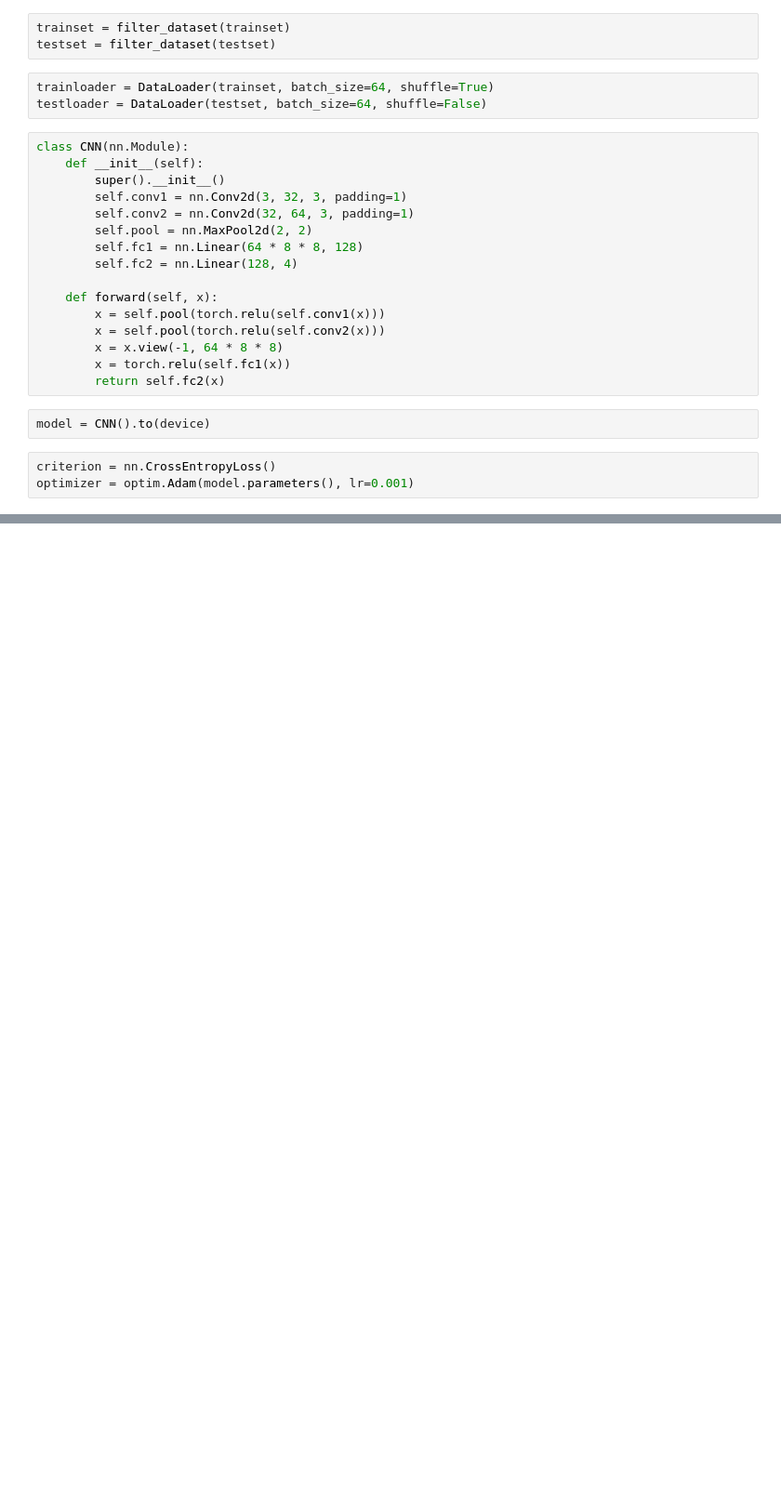
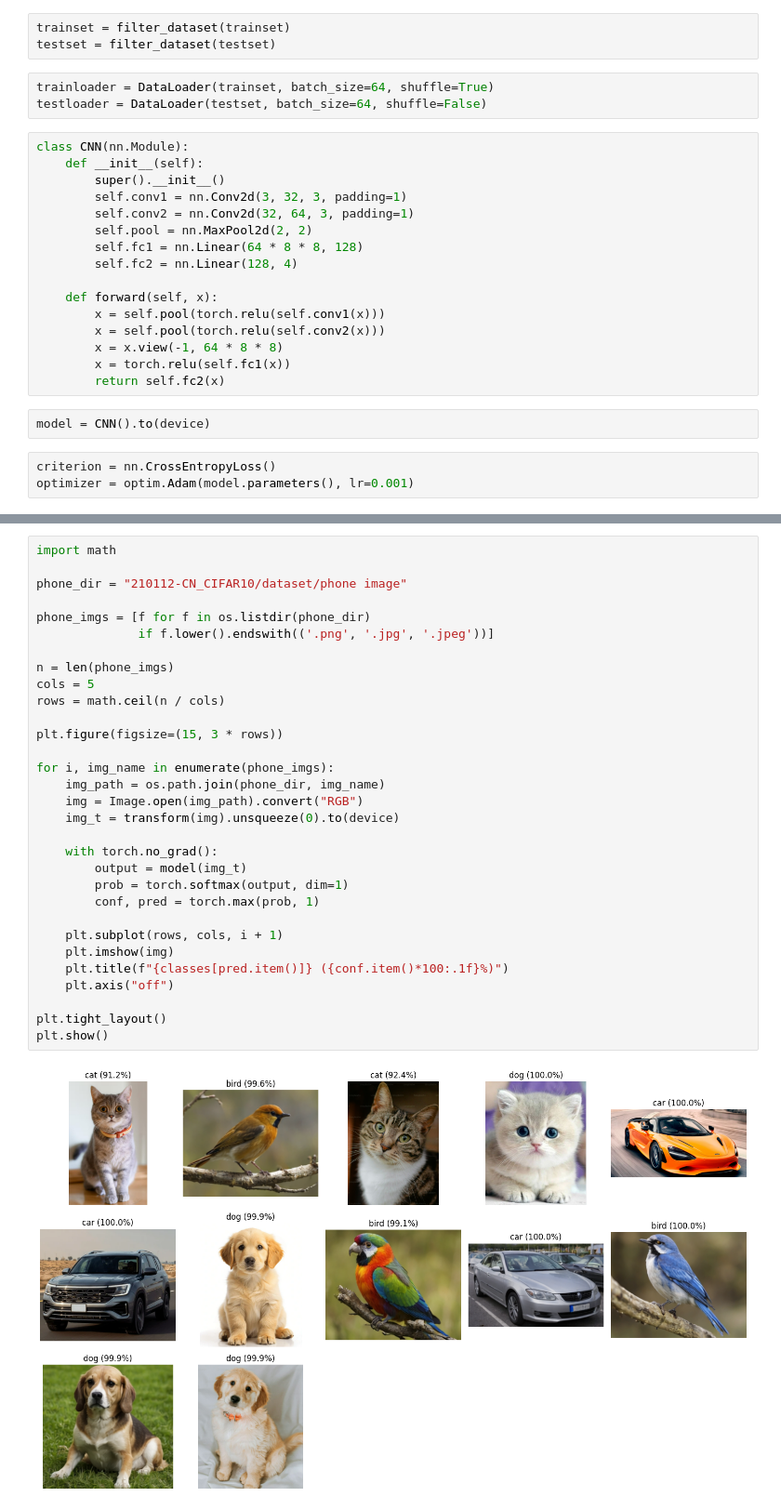
Before and after one commit to mitra369/210112-CN_CIFAR10, a Jupyter notebook: 210112_CN_CIFAR10.ipynb, the cells around one changed output, grey strips where cells are left out. Shown at 93% size. Cells and saved outputs as stored; diff of their text form; blank space fills up the shorter version.

```diff
--- a/210112_CN_CIFAR10.ipynb
+++ b/210112_CN_CIFAR10.ipynb
@@ -95,0 +213,33 @@ torch.save(model.state_dict(), "model/210112.pth")
+# %%
+import math
+
+phone_dir = "210112-CN_CIFAR10/dataset/phone image"
+
+phone_imgs = [f for f in os.listdir(phone_dir)
+              if f.lower().endswith(('.png', '.jpg', '.jpeg'))]
+
+n = len(phone_imgs)
+cols = 5
+rows = math.ceil(n / cols)
+
+plt.figure(figsize=(15, 3 * rows))
+
+for i, img_name in enumerate(phone_imgs):
+    img_path = os.path.join(phone_dir, img_name)
+    img = Image.open(img_path).convert("RGB")
+    img_t = transform(img).unsqueeze(0).to(device)
+
+    with torch.no_grad():
+        output = model(img_t)
+        prob = torch.softmax(output, dim=1)
+        conf, pred = torch.max(prob, 1)
+
+    plt.subplot(rows, cols, i + 1)
+    plt.imshow(img)
+    plt.title(f"{classes[pred.item()]} ({conf.item()*100:.1f}%)")
+    plt.axis("off")
+
+plt.tight_layout()
+plt.show()
+# %% [output]
+[figure, added]
```
Also changed, not shown: parts of 15 cells of this notebook.
